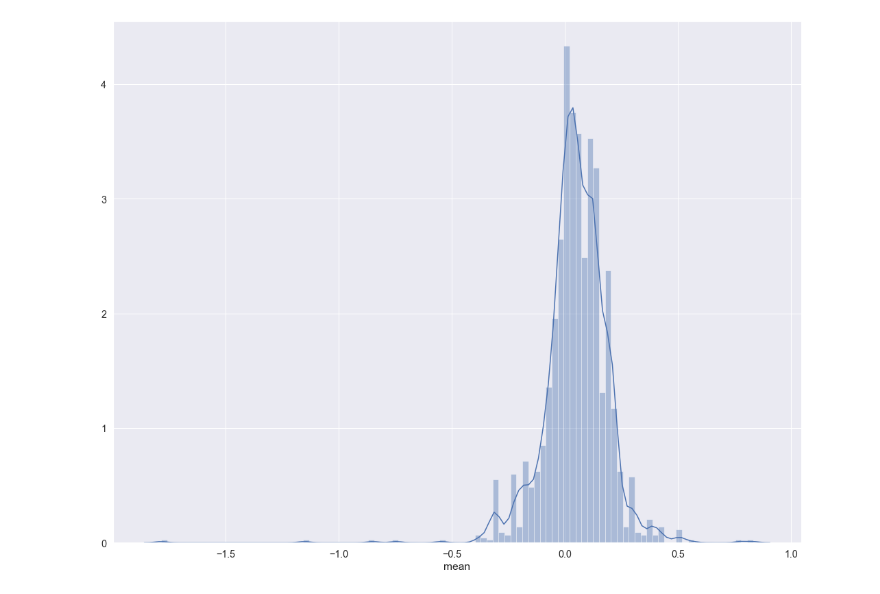
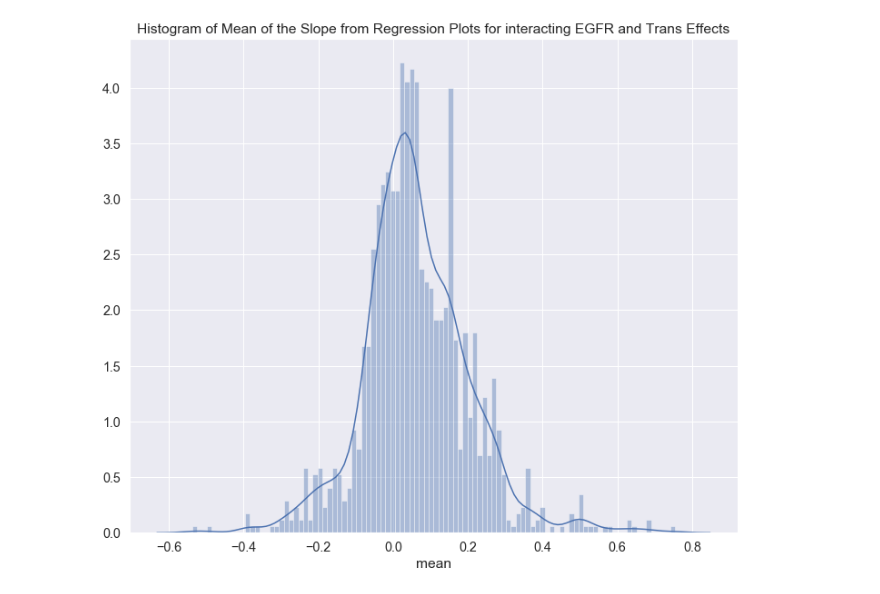
Before and after one commit to PayneLab/WhenMutationsDontMatter, a Jupyter notebook: Pan_Cancer_EGFR/pancan_spread_stats_interacting.ipynb, the cells around one changed output. Saved outputs shown, nothing was run; the diff lists cells and outputs as text; code cells hidden in the pictures.

```diff
--- a/Pan_Cancer_EGFR/pancan_spread_stats_interacting.ipynb
+++ b/Pan_Cancer_EGFR/pancan_spread_stats_interacting.ipynb
@@ -27,4 +37,3 @@ filtered_data
 # %%
-df_slope = df.loc[:,["Comparison","Slope_Gbm","Slope_kidney","Slope_Endo","Slope_Ovar","Slope_Brca","Slope_Luad","Slope_hnscc"]]
+df_slope = df.loc[:,["Comparison","Slope_Gbm","Slope_kidney","Slope_Endo","Slope_Ovar","Slope_Brca","Slope_Luad","Slope_hnscc","Slope_colon"]]
 df_slope = df_slope.dropna(thresh = 6)
-df_slope
@@ -45,5 +57,5 @@ df_slope
 # %%
-df_slope["SD"] = (df_slope.loc[:,["Slope_Gbm","Slope_kidney","Slope_Endo","Slope_Ovar","Slope_Brca","Slope_Luad","Slope_hnscc"]].std(axis = 1))
+df_slope["SD"] = (df_slope.loc[:,["Slope_Gbm","Slope_kidney","Slope_Endo","Slope_Ovar","Slope_Brca","Slope_Luad","Slope_hnscc","Slope_colon"]].std(axis = 1))
 # %%
 df_slope.nlargest(10, 'SD')
 # %% [output]
@@ -77,5 +89,5 @@ array([[<matplotlib.axes._subplots.AxesSubplot object at 0x...>]],
 # %%
-plt.rcParams["figure.figsize"] = (18,14)
+plt.rcParams["figure.figsize"] = (12,10)
 sns.set(font_scale = 1.3)
-a = sns.distplot(df_slope["SD"], bins = 100)
+a = sns.distplot(df_slope["SD"], bins = 100).set_title('Histogram of SD of the Slopes from Regression Plots for Interacting EGFR Trans Effects')
 # %% [output]
@@ -83,6 +95,6 @@ a = sns.distplot(df_slope["SD"], bins = 100)
 # %%
-plt.rcParams["figure.figsize"] = (18,14)
+plt.rcParams["figure.figsize"] = (12,10)
 sns.set(font_scale = 1.3)
-a = sns.distplot(df_slope["mean"], bins = 100)
+a = sns.distplot(df_slope["mean"], bins = 100).set_title('Histogram of Mean of the Slope from Regression Plots for interacting EGFR and Trans Effects')
 # %% [output]
-[figure, old version]
+[figure, new version]
```
Also changed, not shown: parts of 13 cells of this notebook, 56 other files.
